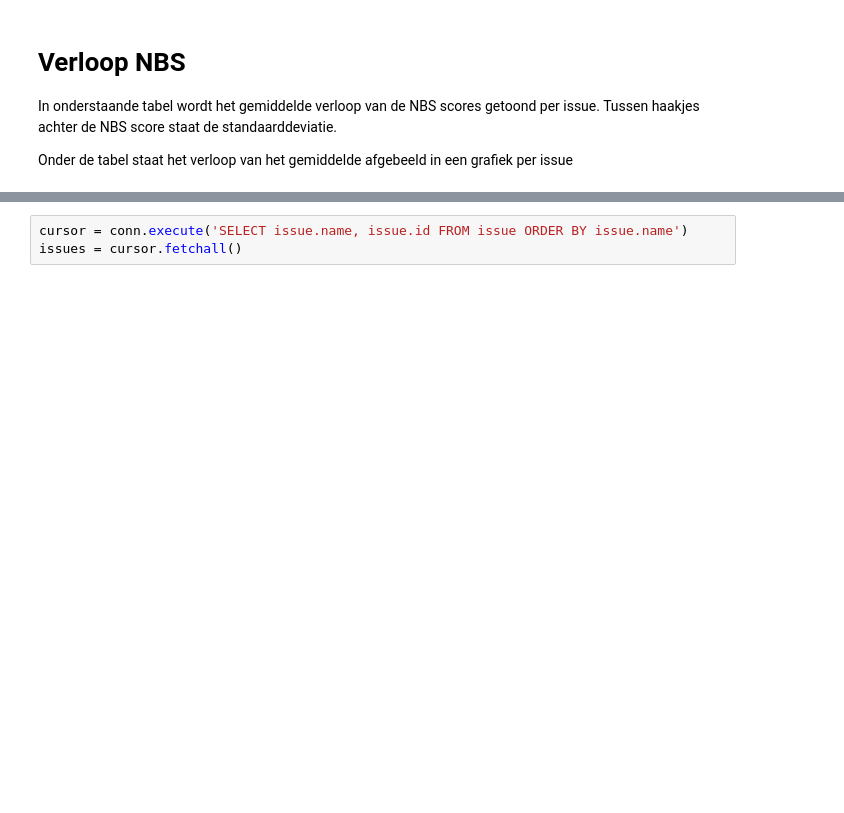
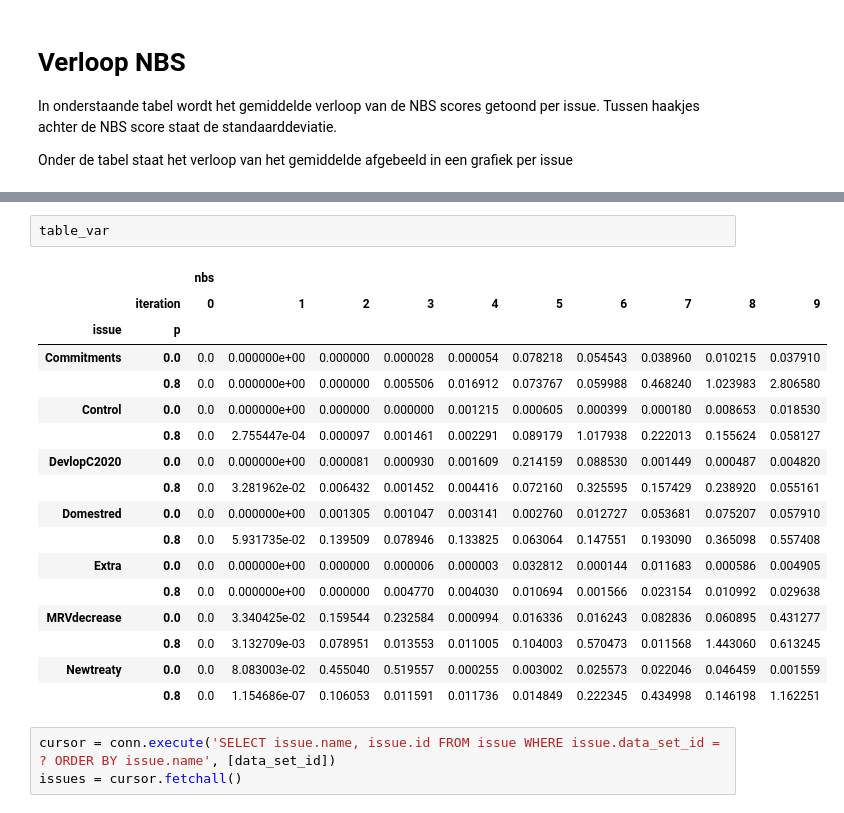
Before and after one commit to foarsitter/decide-analysis, a Jupyter notebook: notebooks/nash_bargaining_solution.ipynb, the cells around one changed output, grey strips where cells are left out. Cells and saved outputs as stored; diff of their text form; blank space fills up the shorter version.

```diff
--- a/notebooks/nash_bargaining_solution.ipynb
+++ b/notebooks/nash_bargaining_solution.ipynb
@@ -81,5 +80,25 @@ table
+# %%
+table_var
+# %% [output]
+|  |  | nbs |  |  |  |  |  |  |  |  |  |
+|  | iteration | 0 | 1 | 2 | 3 | 4 | 5 | 6 | 7 | 8 | 9 |
+| issue | p |  |  |  |  |  |  |  |  |  |  |
+| Commitments | 0.0 | 0.0 | 0.000000e+00 | 0.000000 | 0.000028 | 0.000054 | 0.078218 | 0.054543 | 0.038960 | 0.010215 | 0.037910 |
+|  | 0.8 | 0.0 | 0.000000e+00 | 0.000000 | 0.005506 | 0.016912 | 0.073767 | 0.059988 | 0.468240 | 1.023983 | 2.806580 |
+| Control | 0.0 | 0.0 | 0.000000e+00 | 0.000000 | 0.000000 | 0.001215 | 0.000605 | 0.000399 | 0.000180 | 0.008653 | 0.018530 |
+|  | 0.8 | 0.0 | 2.755447e-04 | 0.000097 | 0.001461 | 0.002291 | 0.089179 | 1.017938 | 0.222013 | 0.155624 | 0.058127 |
+| DevlopC2020 | 0.0 | 0.0 | 0.000000e+00 | 0.000081 | 0.000930 | 0.001609 | 0.214159 | 0.088530 | 0.001449 | 0.000487 | 0.004820 |
+|  | 0.8 | 0.0 | 3.281962e-02 | 0.006432 | 0.001452 | 0.004416 | 0.072160 | 0.325595 | 0.157429 | 0.238920 | 0.055161 |
+| Domestred | 0.0 | 0.0 | 0.000000e+00 | 0.001305 | 0.001047 | 0.003141 | 0.002760 | 0.012727 | 0.053681 | 0.075207 | 0.057910 |
+|  | 0.8 | 0.0 | 5.931735e-02 | 0.139509 | 0.078946 | 0.133825 | 0.063064 | 0.147551 | 0.193090 | 0.365098 | 0.557408 |
+| Extra | 0.0 | 0.0 | 0.000000e+00 | 0.000000 | 0.000006 | 0.000003 | 0.032812 | 0.000144 | 0.011683 | 0.000586 | 0.004905 |
+|  | 0.8 | 0.0 | 0.000000e+00 | 0.000000 | 0.004770 | 0.004030 | 0.010694 | 0.001566 | 0.023154 | 0.010992 | 0.029638 |
+| MRVdecrease | 0.0 | 0.0 | 3.340425e-02 | 0.159544 | 0.232584 | 0.000994 | 0.016336 | 0.016243 | 0.082836 | 0.060895 | 0.431277 |
+|  | 0.8 | 0.0 | 3.132709e-03 | 0.078951 | 0.013553 | 0.011005 | 0.104003 | 0.570473 | 0.011568 | 1.443060 | 0.613245 |
+| Newtreaty | 0.0 | 0.0 | 8.083003e-02 | 0.455040 | 0.519557 | 0.000255 | 0.003002 | 0.025573 | 0.022046 | 0.046459 | 0.001559 |
+|  | 0.8 | 0.0 | 1.154686e-07 | 0.106053 | 0.011591 | 0.011736 | 0.014849 | 0.222345 | 0.434998 | 0.146198 | 1.162251 |
 # %%
-cursor = conn.execute('SELECT issue.name, issue.id FROM issue ORDER BY issue.name')
+cursor = conn.execute('SELECT issue.name, issue.id FROM issue WHERE issue.data_set_id = ? ORDER BY issue.name', [data_set_id])
 issues = cursor.fetchall()
 # %%
 for name, issue_id in issues:
```
Also changed, not shown: parts of 7 cells of this notebook.
